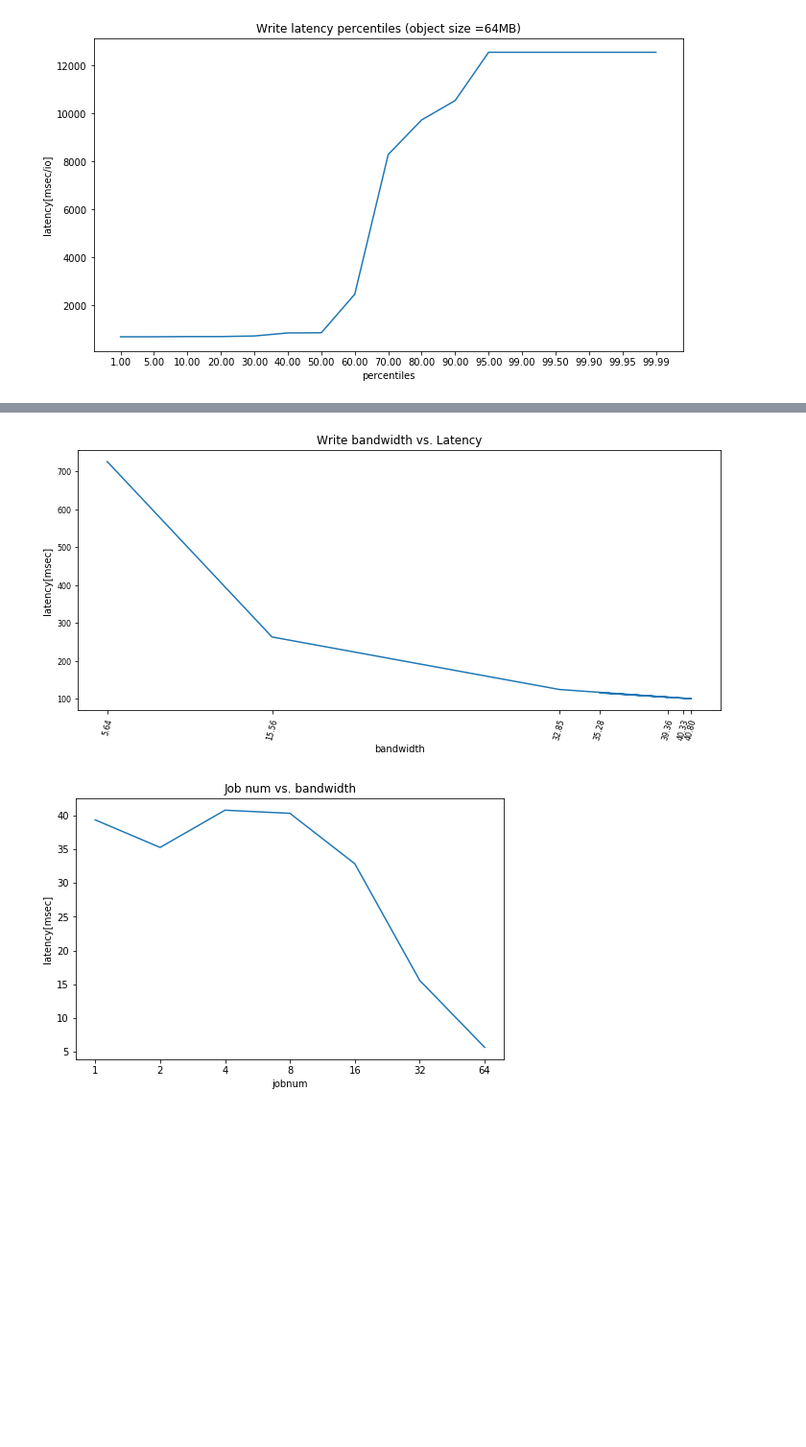
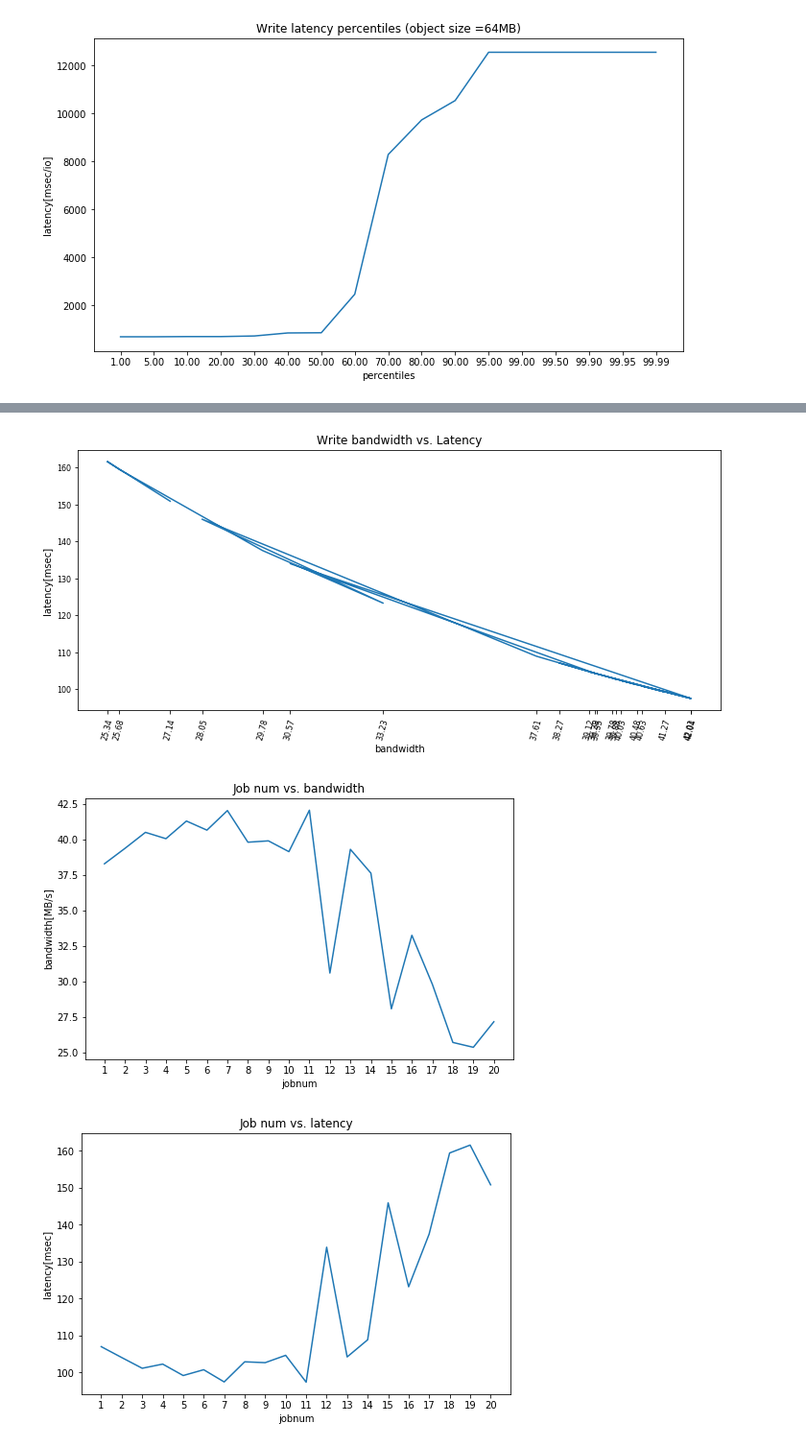
Before and after one commit to xweichu/object_size, a Jupyter notebook: object_size.ipynb, the cells around one changed output, grey strips where cells are left out. Shown: that part at 96% size. Saved outputs shown, nothing was run; the diff lists cells and outputs as text; code cells hidden in the pictures; blank space fills up the shorter version.

```diff
--- a/object_size.ipynb
+++ b/object_size.ipynb
@@ -28,12 +28,12 @@ w_bw_list = []
 for i in range(len(object_sizes)):
     with open('./data/W'+object_sizes[i]+'.json') as f:
         data = json.load(f)
-    w_bw_list.append([object_sizes[i],data['jobs'][0]['write']['bw']])
+    w_bw_list.append([object_sizes[i],data['jobs'][0]['write']['bw']/1000])
 
-w_bw_df = pd.DataFrame(w_bw_list, columns=['object size','bandwidth'])
+w_bw_df = pd.DataFrame(w_bw_list, columns=['object size','bandwidth[MB/s]'])
 display(w_bw_df)
 
-fig = w_bw_df.plot(x='object size', y='bandwidth', title='Write Bandwidth' ,legend=False, xticks=w_bw_df.index , figsize=[8,5])
-fig.set_ylabel("bandwidth[KB/s]")
+fig = w_bw_df.plot(x='object size', y='bandwidth[MB/s]', title='Write Bandwidth' ,legend=False, xticks=w_bw_df.index , figsize=[8,5])
+fig.set_ylabel("bandwidth[MB/s]")
 plt.show()
 # %% [output]
@@ -57,12 +57,12 @@ r_bw_list = []
 for i in range(len(object_sizes)):
     with open('./data/R'+object_sizes[i]+'.json') as f:
         data = json.load(f)
-    r_bw_list.append([object_sizes[i],data['jobs'][0]['read']['bw']])
+    r_bw_list.append([object_sizes[i],data['jobs'][0]['read']['bw']/1000])
 
-r_bw_df = pd.DataFrame(r_bw_list, columns=['object size','bandwidth'])
+r_bw_df = pd.DataFrame(r_bw_list, columns=['object size','bandwidth[MB/s]'])
 display(r_bw_df)
 
-fig = r_bw_df.plot(x='object size', y='bandwidth', title='Read Bandwidth' ,legend=False, xticks=r_bw_df.index , figsize=[8,5])
-fig.set_ylabel("bandwidth[KB/s]")
+fig = r_bw_df.plot(x='object size', y='bandwidth[MB/s]', title='Read Bandwidth' ,legend=False, xticks=r_bw_df.index , figsize=[8,5])
+fig.set_ylabel("bandwidth[MB/s]")
 plt.show()
 # %% [output]
@@ -117,10 +117,10 @@ for i in range(len(object_sizes)):
         data = json.load(f)
     r_lat_list.append([object_sizes[i],data['jobs'][0]['read']['lat_ns']['mean']/1000000])
 
-r_lat_df = pd.DataFrame(r_lat_list, columns=['object size','latency'])
+r_lat_df = pd.DataFrame(r_lat_list, columns=['object size','latency[msec]'])
 display(r_lat_df)
 
-fig = r_lat_df.plot(x='object size', y='latency', title='Read Latency' ,legend=False, xticks=r_lat_df.index , figsize=[8,5])
+fig = r_lat_df.plot(x='object size', y='latency[msec]', title='Read Latency' ,legend=False, xticks=r_lat_df.index , figsize=[8,5])
 fig.set_ylabel("latency[msec]")
 plt.show()
 # %% [output]
@@ -171,7 +171,8 @@ for i in range(len(object_sizes)):
 [figure]
 [figure]
 # %%
-numjobs = ['1','2','4','8','16','32','64']
+#numjobs = ['1','2','4','8','16','32','64']
+numjobs = list(map(lambda x: str(x), range(1,21)))
 
 jobnum_bw = []
 jobnum_lat = []
@@ -183,18 +184,25 @@ for i in range(len(numjobs)):
         data = json.load(f)
     bw_lat.append([data['jobs'][0]['write']['bw']/1000,data['jobs'][0]['write']['lat_ns']['mean']/1000000])
     jobnum_bw.append([numjobs[i], data['jobs'][0]['write']['bw']/1000])
+    jobnum_lat.append([numjobs[i], data['jobs'][0]['write']['lat_ns']['mean']/1000000])
 
 bw_lat = pd.DataFrame(bw_lat, columns=['bandwidth','latency'])
 jobnum_bw = pd.DataFrame(jobnum_bw, columns=['jobnum','bandwidth'])
+jobnum_lat = pd.DataFrame(jobnum_lat, columns=['jobnum','latency'])
 display(bw_lat)
-
+display(jobnum_bw)
+display(jobnum_lat)
 
 fig = bw_lat.plot(kind='line', x='bandwidth', y='latency', title='Write bandwidth vs. Latency' ,legend=False, xticks=bw_lat.bandwidth, fontsize = 8 , rot = 75, figsize=[12,5])
 fig.set_ylabel("latency[msec]")
 
-display(jobnum_bw)
+
 fig_jw = jobnum_bw.plot(kind='line', x='jobnum', y='bandwidth', title='Job num vs. bandwidth' ,legend=False, xticks=jobnum_bw.index,  figsize=[8,5])
-fig_jw.set_ylabel("latency[msec]")
+fig_jw.set_ylabel("bandwidth[MB/s]")
+
+fig_lt = jobnum_lat.plot(kind='line', x='jobnum', y='latency', title='Job num vs. latency' ,legend=False, xticks=jobnum_lat.index,  figsize=[8,5])
+fig_lt.set_ylabel("latency[msec]")
+
 plt.show()
 # %% [output]
 |  | bandwidth | latency |
@@ -216,2 +259,3 @@ plt.show()
-[figure, old version]
+[figure, new version]
-[figure, old version]
+[figure, new version]
+[figure, added]
```
Also changed, not shown: parts of 5 cells of this notebook.
